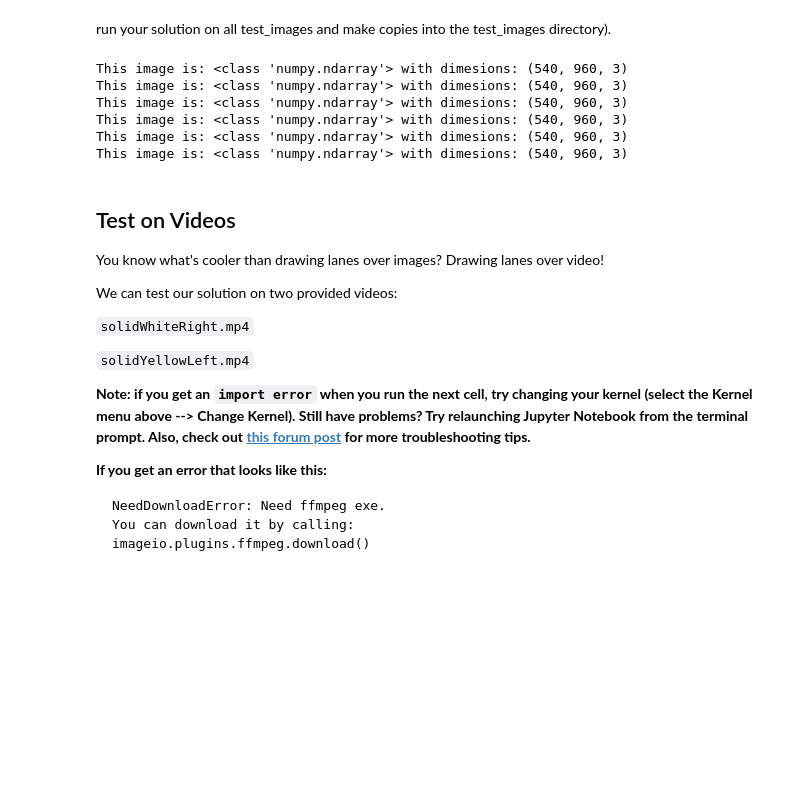
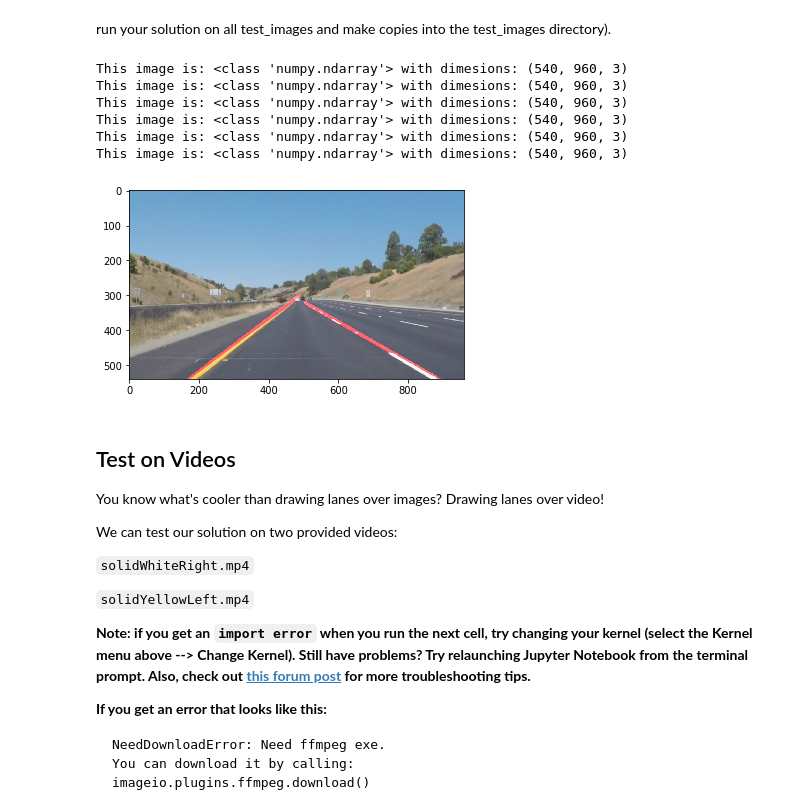
Before and after one commit to seaunderwater/CarND-LaneLines-P1, a Jupyter notebook: P1.ipynb, the cells around one changed output. Saved outputs shown, nothing was run; the diff lists cells and outputs as text; code cells hidden in the pictures; blank space fills up the shorter version.

```diff
--- a/P1.ipynb
+++ b/P1.ipynb
@@ -275,33 +283,35 @@ for image in images:
     min = 1000
     min_left = []
     max = 0
     max_left = []
     for line in left_line:
         #for x1, y1, x2, y2 in line:
             if line[0] < min:
                 min = line[0]
                 min_left = [line[0], line[1]]
             if line[2] > max:
                 max = line[2]
                 max_left = [line[2], line[3]]
 
     slope_left = float((max_left[1]-min_left[1])/(max_left[0]-min_left[0]))
     b_left = min_left[1] - float(min_left[0])*slope_left
     left_x = ((540 - b_left)/slope_left)
     cv2.line(line_image, (int(left_x), 540), (max_left[0], max_left[1]), (255, 0, 0), 10)
     #draw lines on edge image
     combo = cv2.addWeighted(image, 1, line_image, 1, 0)
     #color = cv2.cvtColor(combo, cv2.COLOR_GRAY2RGB)
+    plt.imshow(combo)
     name = 'withLines'+str(i)+'.jpg'
     cv2.imwrite('test_images/'+name, combo)
     i=i+1
 # %% [output]
 This image is: <class 'numpy.ndarray'> with dimesions: (540, 960, 3)
 This image is: <class 'numpy.ndarray'> with dimesions: (540, 960, 3)
 This image is: <class 'numpy.ndarray'> with dimesions: (540, 960, 3)
 This image is: <class 'numpy.ndarray'> with dimesions: (540, 960, 3)
 This image is: <class 'numpy.ndarray'> with dimesions: (540, 960, 3)
 This image is: <class 'numpy.ndarray'> with dimesions: (540, 960, 3)
+[figure, added]
 # %% [markdown]
 ## Test on Videos
 
```
Also changed, not shown: parts of 4 cells of this notebook.
